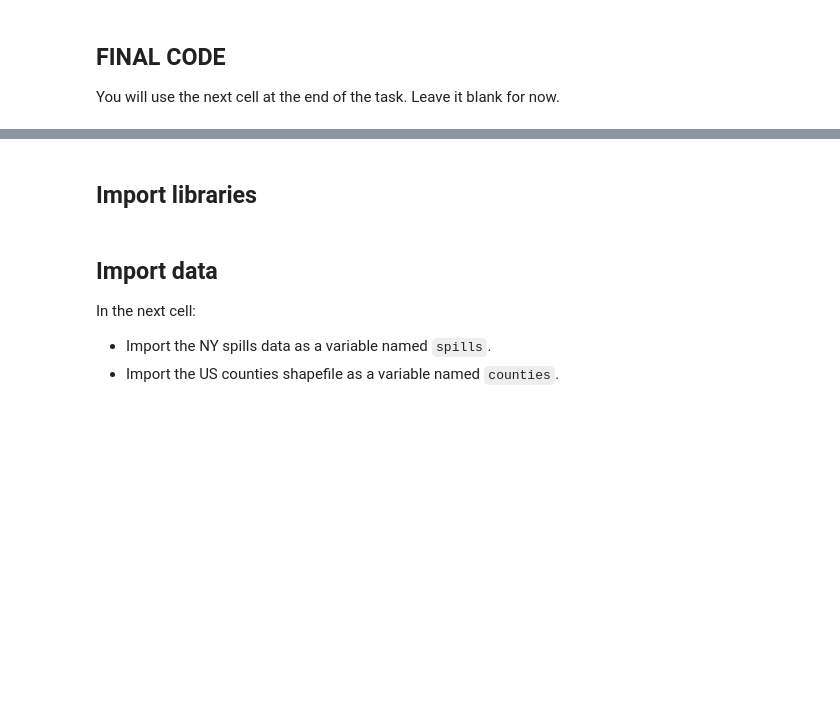
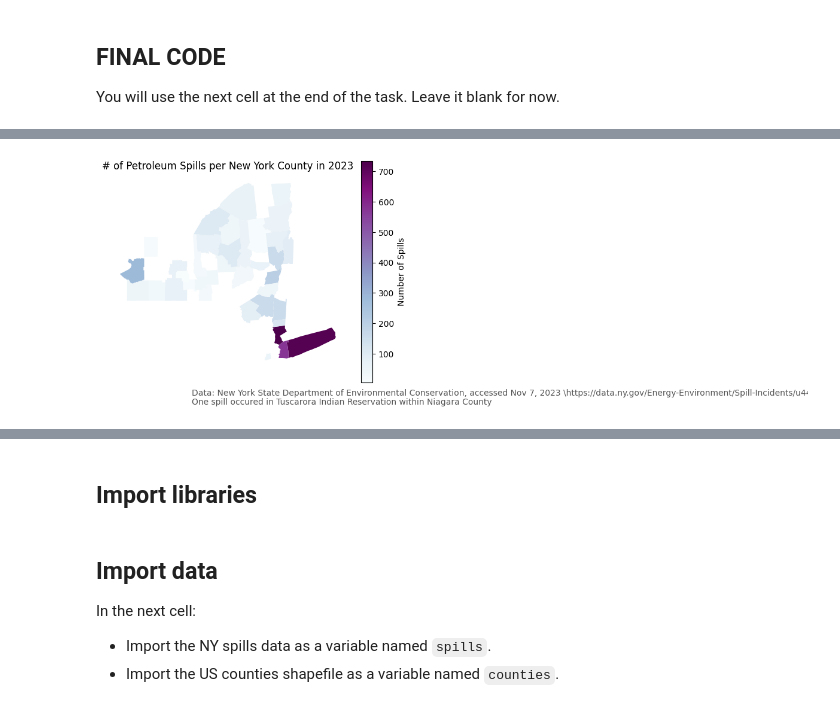
Before and after one commit to annieradams/eds-220-hwk3, a Jupyter notebook: hwk3-task1-spills.ipynb, the cells around one changed output, grey strips where cells are left out. Cells and saved outputs as stored; diff of their text form; code cells hidden in the pictures; blank space fills up the shorter version.

Commit message:
finished homework assignment

```diff
--- a/hwk3-task1-spills.ipynb
+++ b/hwk3-task1-spills.ipynb
@@ -46,0 +47,97 @@ You will use the next cell at the end of the task. Leave it blank for now.
+# %%
+### ===== FINAL CODE =====
+import numpy as np # import relevatn libraries
+import geopandas as gpd
+import pandas as pd
+from matplotlib import pyplot as plt
+
+
+#load in data
+spills = pd.read_csv("data/Spill_Incidents.csv") # load in spills data
+counties =gpd.read_file("data/tl_2022_us_county/tl_2022_us_county.shp") # load in shapefile
+
+#update column names
+new_col_names = {'Spill Number': 'spill_number',  # rename column names
+                 'Street 1': 'street_1',
+                 'Street 2': 'street_2',
+                 'ZIP Code': 'zip_code',
+                 'DEC Region': 'dec_region',
+                 'Spill Date': 'spill_date',
+                 'Received Date': 'received_data',
+                 'Contributing Factor': 'contributing_factor',
+                 'Close Data':'close_data',
+                 'Material Name': 'material_name',
+                 'Material Family': 'material_family',
+                 'County': 'county'
+
+}
+
+spills = spills.rename(columns = new_col_names) # assign neew column names to spills data
+
+
+
+#change to datetime and select dates from 1/1/23 to 10/31/23
+spills.spill_date = pd.to_datetime(spills.spill_date) # make spills data column datetime
+petr_23 = spills[(spills.spill_date >= "2023-01-01") & (spills.spill_date <= "2023-10-31")& (spills.material_family == "Petroleum")] # select dates between Jan 1 2023 and Pct 31 2023
+
+
+#aggregate data
+spills_per_county = petr_23.groupby('county').count() # group by county and then take count for each county
+spills_per_county = spills_per_county.reset_index() # reset the index so county is a column name that can be called on
+spills_per_county = spills_per_county[['county','spill_number']] # select only county and spill number and reassign to spills_per_county
+new_col_names = {'spill_number': 'n_spills'} # change spill column name from spill number to n_spills
+spills_per_county = spills_per_county.rename(columns = new_col_names) # update new collumn name and reassign to spills per county dataframe
+
+
+#update counties data column names
+counties.columns = counties.columns.str.lower() # make all column names lowercase
+
+new_col_names = {'statefp': 'state_fp', # update some column names to make more clear
+                 'countyfp': 'county_fp',
+                 'countyns':'county_ns',
+                 'geoid':'geo_id',
+                'name': 'county'
+}
+counties = counties.rename(columns = new_col_names) # reassign new column names to counties geodataframe
+
+
+#select new york counties
+ny_counties = counties[(counties['state_fp'] == '36')] #select counties where fip code is 36-  fips code for New York
+
+
+#update St lawrence to have same spelling in both dataframes
+st_lawrence_index = spills_per_county[spills_per_county.county=='St Lawrence'].index[0] #find index number for St Lawrence
+spills_per_county.at[st_lawrence_index, 'county']= 'St. Lawrence' # find index of st.lawrence using var created above and change name of St Lawrence to St. Lawrence
+
+
+#merge data
+ny_counties = pd.merge(ny_counties,spills_per_county, how = 'inner', on = 'county') # inner join ny counties and spills on column county
+
+
+
+# add a spill to niagara county to account for Tuscarora Indian Reservation
+Niagara_county_index = ny_counties[ny_counties.county=='Niagara'].index[0] # find index for Niagara county
+ny_counties.at[Niagara_county_index, 'n_spills']=  ny_counties.at[Niagara_county_index, 'n_spills'] + 1 # add 1 spill to niagara county to account for tuscarora indian reservation
+
+
+
+#create chloropleth map
+ny_counties.plot(column = 'n_spills', # plot n_spills column
+                     legend = True, # show legen
+                     legend_kwds={'label': "Number of Spills",  # Add a legend title
+                      'orientation': "vertical"}, # make legend title verticle
+                     cmap= 'BuPu') # update color to blue purple
+plt.title("# of Petroleum Spills per New York County in 2023") # give the plot a title
+plt.axis('off') # get rid of plot axis
+
+plt.annotate("Data: New York State Department of Environmental Conservation, accessed Nov 7, 2023 \https://data.ny.gov/Energy-Environment/Spill-Incidents/u44d-k5fk",  # add data source
+            xy=(0.25, .06), # position
+            xycoords='figure fraction',
+            fontsize=10,
+            color='#555555')
+plt.annotate("One spill occured in Tuscarora Indian Reservation within Niagara County", # add a note about accounting for Tuscarora Indian Reservation
+            xy=(0.25, .03), # position
+            xycoords='figure fraction',
+            fontsize=10,
+            color='#555555')
+# %% [output]
@@ -47,3 +145,4 @@ You will use the next cell at the end of the task. Leave it blank for now.
+[figure, added]
 # %% [markdown]
 <!-- write your description in this markdwon cell -->
 # %% [markdown]
```
Also changed, not shown: parts of 64 cells of this notebook, 1 other file.
